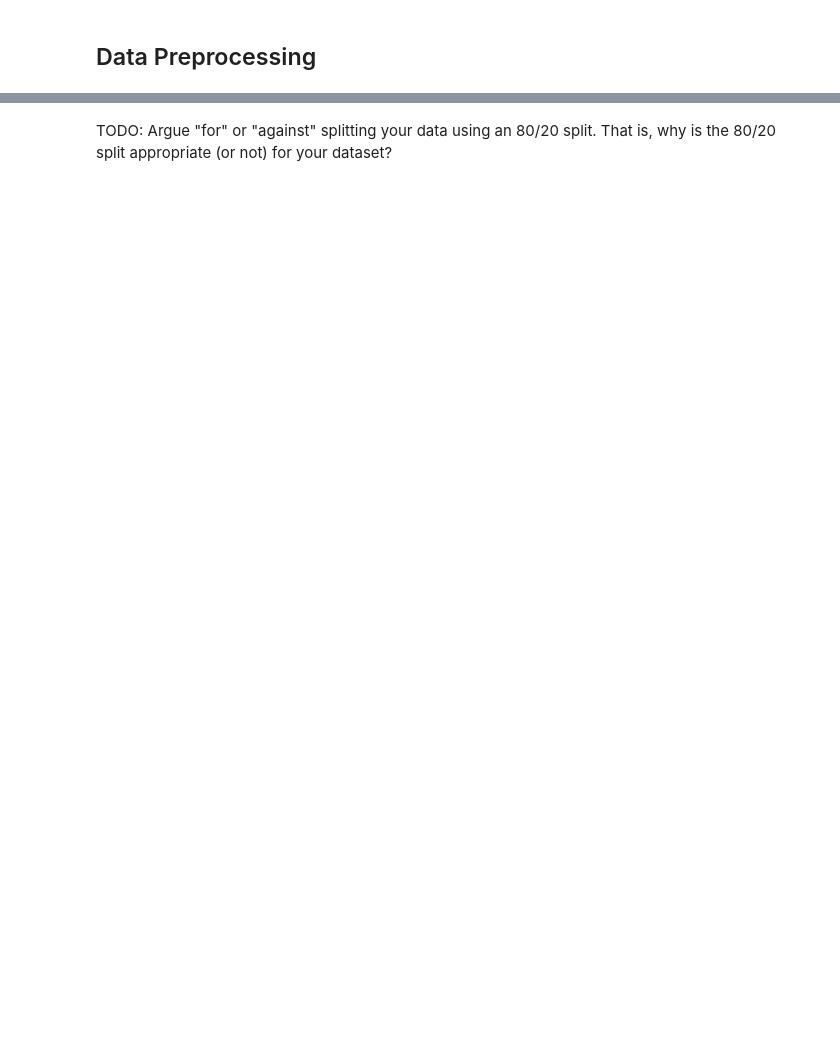
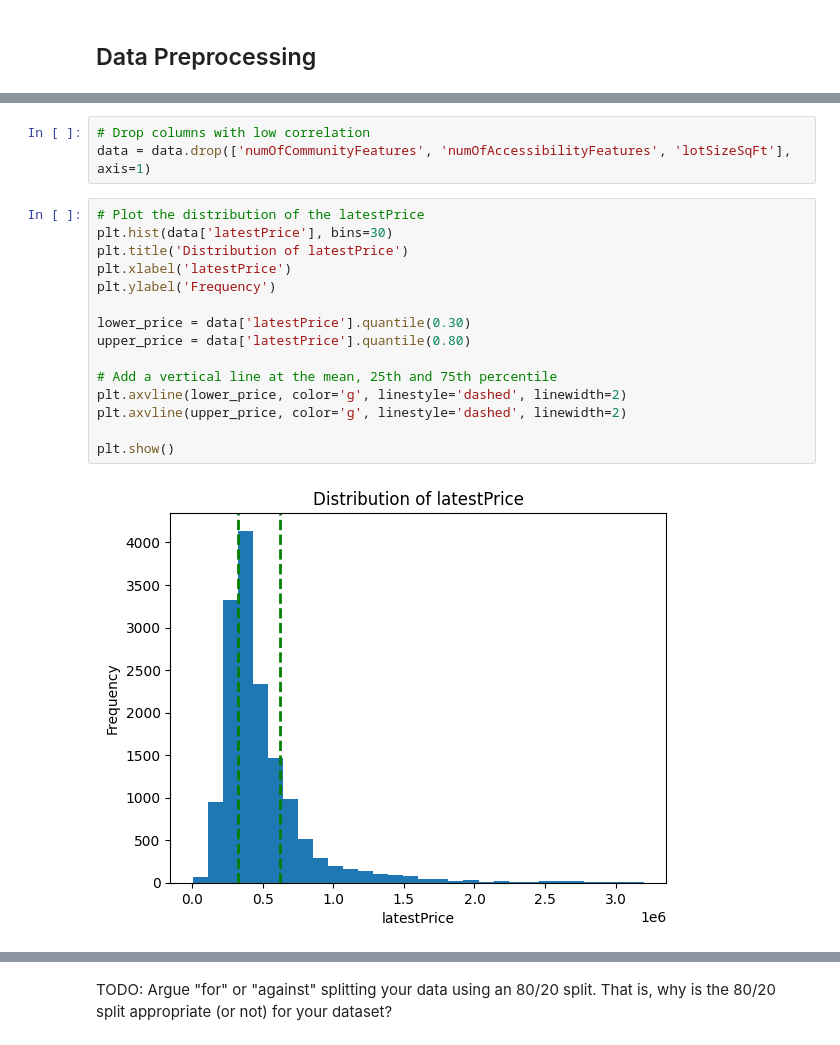
Before and after one commit to QuinnMatthews/MLinPyNotebooks, a Jupyter notebook: Lab Three/LabThree.ipynb, the cells around one changed output, grey strips where cells are left out. Drawn from its saved outputs; the diff is of its cells as text; blank space fills up the shorter version.

```diff
--- a/Lab Three/LabThree.ipynb
+++ b/Lab Three/LabThree.ipynb
@@ -106,0 +73,20 @@ TODO: Determine if we need to do any further discussion of the data descriptions
+# %%
+# Drop columns with low correlation
+data = data.drop(['numOfCommunityFeatures', 'numOfAccessibilityFeatures', 'lotSizeSqFt'], axis=1)
+# %%
+# Plot the distribution of the latestPrice
+plt.hist(data['latestPrice'], bins=30)
+plt.title('Distribution of latestPrice')
+plt.xlabel('latestPrice')
+plt.ylabel('Frequency')
+
+lower_price = data['latestPrice'].quantile(0.30)
+upper_price = data['latestPrice'].quantile(0.80)
+
+# Add a vertical line at the mean, 25th and 75th percentile
+plt.axvline(lower_price, color='g', linestyle='dashed', linewidth=2)
+plt.axvline(upper_price, color='g', linestyle='dashed', linewidth=2)
+
+plt.show()
+# %% [output]
+[figure, added]
```
Also changed, not shown: parts of 35 cells of this notebook, 1 other file.
